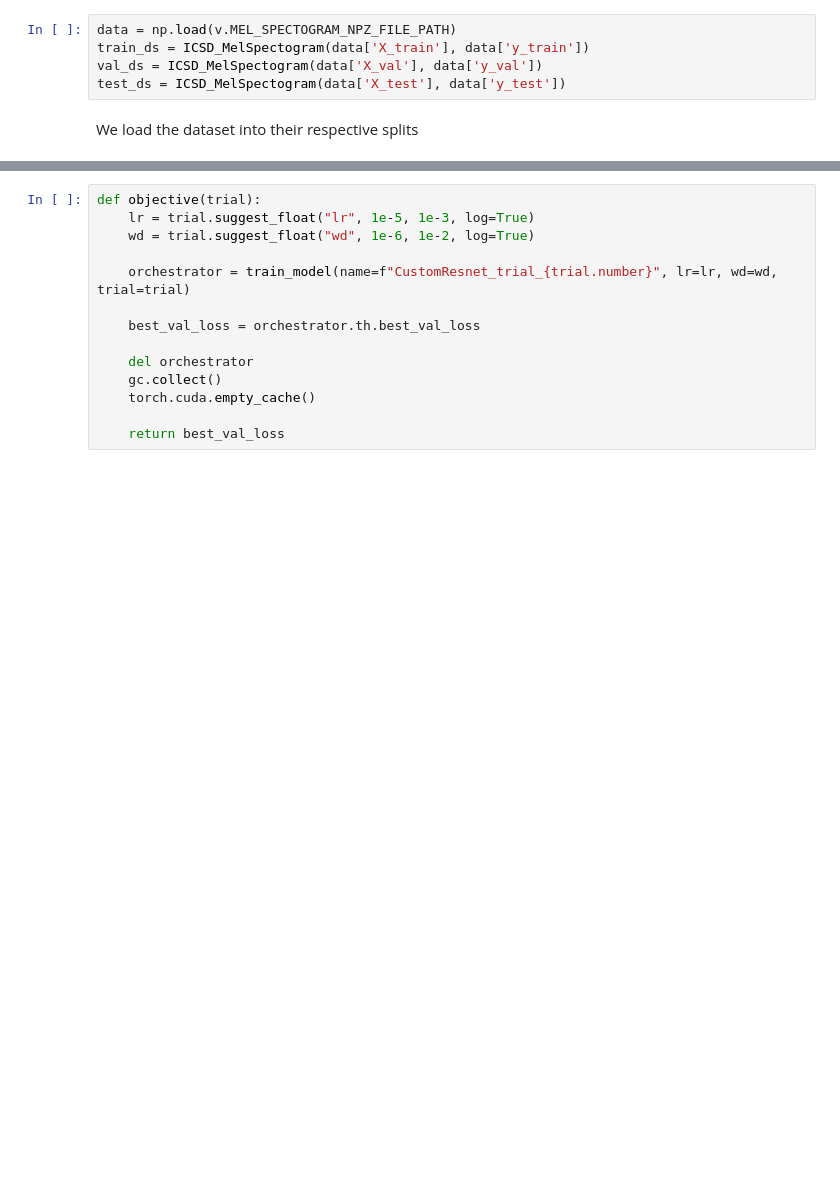
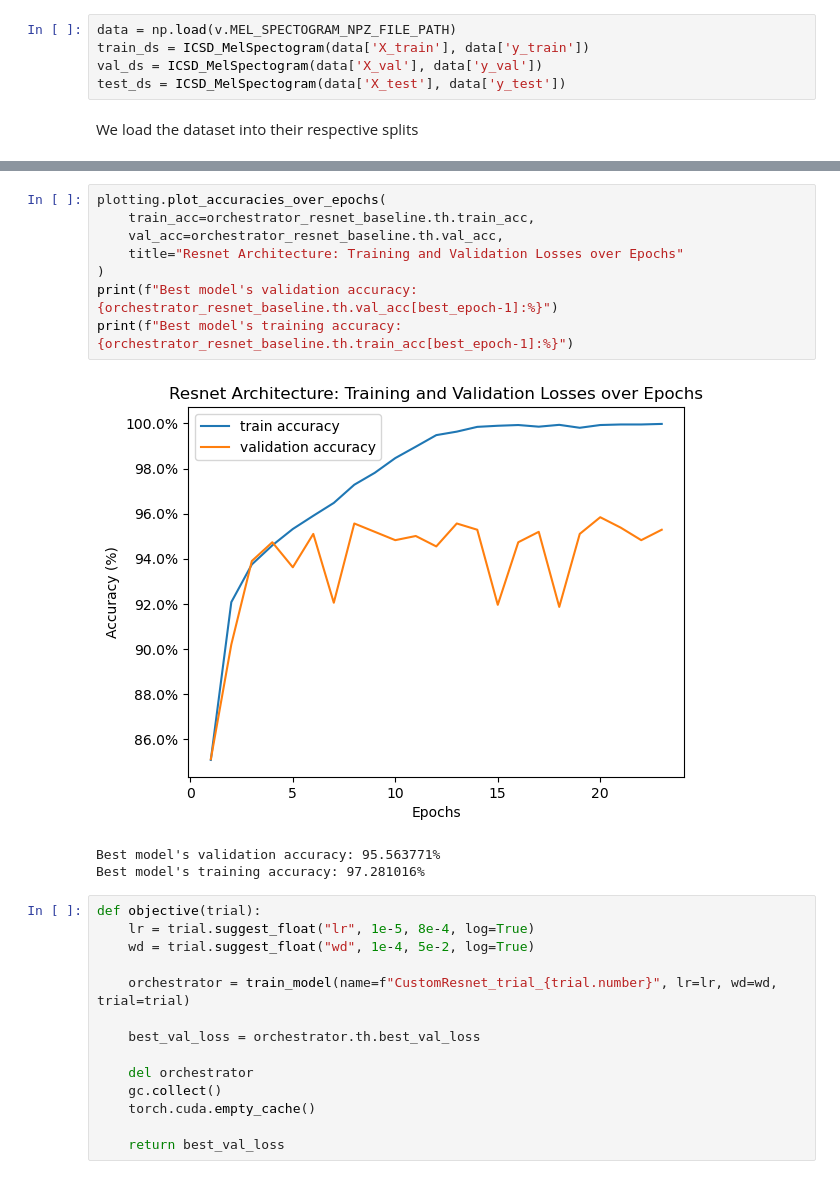
Before and after one commit to JayC-SF/COMP-432-Project, a Jupyter notebook: notebooks/Resnet.ipynb, the cells around one changed output, grey strips where cells are left out. Saved outputs shown, nothing was run; the diff lists cells and outputs as text; blank space fills up the shorter version.

```diff
--- a/notebooks/Resnet.ipynb
+++ b/notebooks/Resnet.ipynb
@@ -131,7 +197,19 @@ results_resnet_baseline = orchestrator_resnet_baseline.test(test_loader)
+# %%
+plotting.plot_accuracies_over_epochs(
+    train_acc=orchestrator_resnet_baseline.th.train_acc,
+    val_acc=orchestrator_resnet_baseline.th.val_acc,
+    title="Resnet Architecture: Training and Validation Losses over Epochs"
+)
+print(f"Best model's validation accuracy: {orchestrator_resnet_baseline.th.val_acc[best_epoch-1]:%}")
+print(f"Best model's training accuracy: {orchestrator_resnet_baseline.th.train_acc[best_epoch-1]:%}")
+# %% [output]
+[figure, added]
+Best model's validation accuracy: 95.563771%
+Best model's training accuracy: 97.281016%
 # %%
 def objective(trial):
-    lr = trial.suggest_float("lr", 1e-5, 1e-3, log=True)
-    wd = trial.suggest_float("wd", 1e-6, 1e-2, log=True)
+    lr = trial.suggest_float("lr", 1e-5, 8e-4, log=True)
+    wd = trial.suggest_float("wd", 1e-4, 5e-2, log=True)
 
     orchestrator = train_model(name=f"CustomResnet_trial_{trial.number}", lr=lr, wd=wd, trial=trial)
 
```
Also changed, not shown: parts of 13 cells of this notebook.
